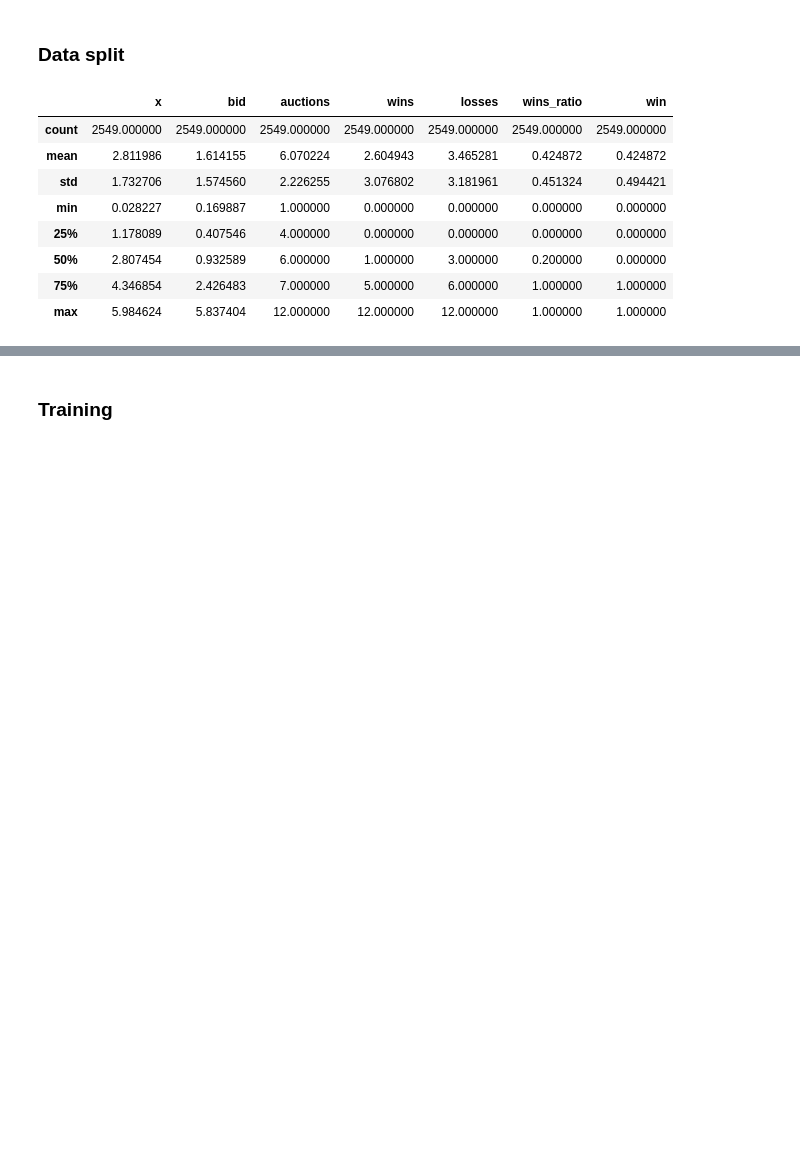
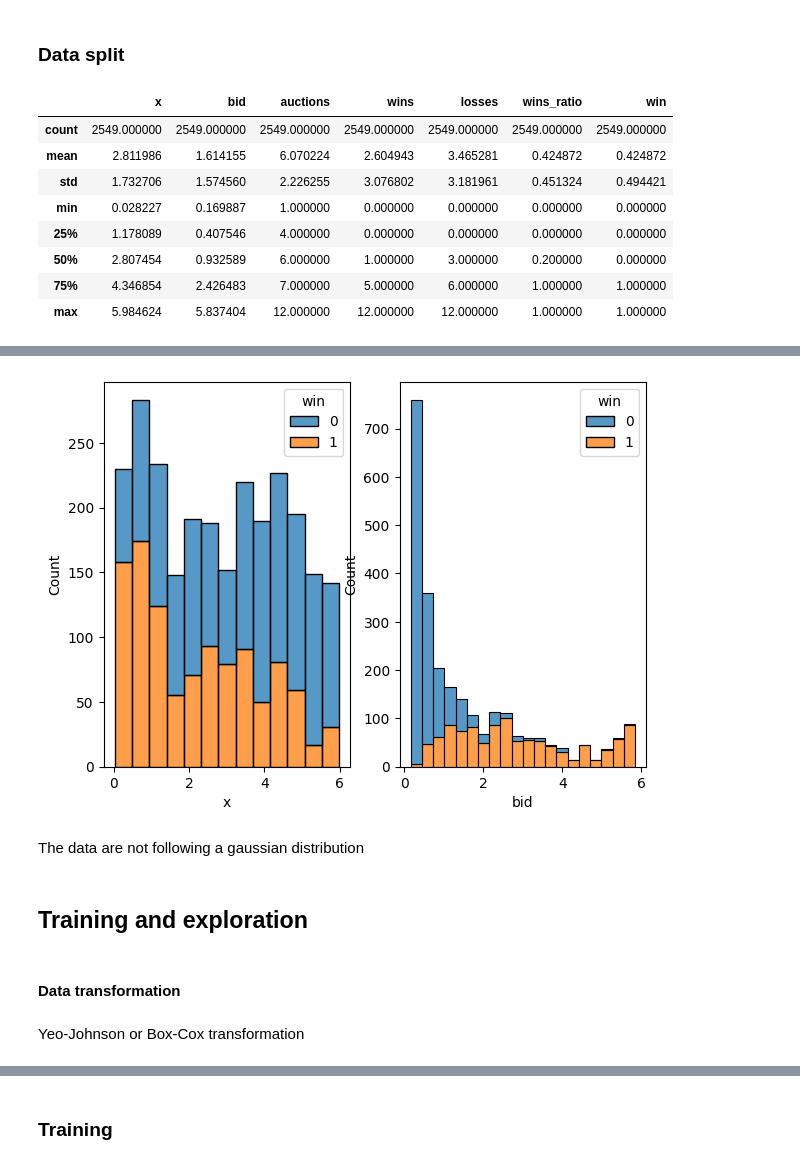
Before and after one commit to LoanSarazin/exercise_auction, a Jupyter notebook: investigation.ipynb, the cells around one changed output, grey strips where cells are left out. Cells and saved outputs as stored; diff of their text form; code cells hidden in the pictures; blank space fills up the shorter version.

```diff
--- a/investigation.ipynb
+++ b/investigation.ipynb
@@ -135,6 +151,26 @@ df_data_expanded.describe()
+# %%
+fig, axs = plt.subplots(1, 2, figsize=(7, 5))
+
+sns.histplot(
+    df_data_expanded, x="x", hue="win",
+    multiple="stack", ax=axs[0]
+)
+sns.histplot(
+    df_data_expanded, x="bid", hue="win",
+    multiple="stack", ax=axs[1]
+)
+plt.show()
+# %% [output]
+[figure, added]
+# %% [markdown]
+The data are not following a gaussian distribution
+# %% [markdown]
+## Training and exploration
 # %%
 X = df_data_expanded[["x", "bid"]].to_numpy()
 y = df_data_expanded["win"].to_numpy()
 # %%
 X_train, X_test, y_train, y_test = train_test_split(X, y, test_size=0.2, random_state=random_state)
 X_test, X_val, y_test, y_val = train_test_split(X_test, y_test, test_size=0.5, random_state=random_state)
+# %% [markdown]
+#### Data transformation
@@ -140,0 +179,2 @@ X_test, X_val, y_test, y_val = train_test_split(X_test, y_test, test_size=0.5, r
+# %% [markdown]
+Yeo-Johnson or Box-Cox transformation
```
Also changed, not shown: parts of 37 cells of this notebook.
